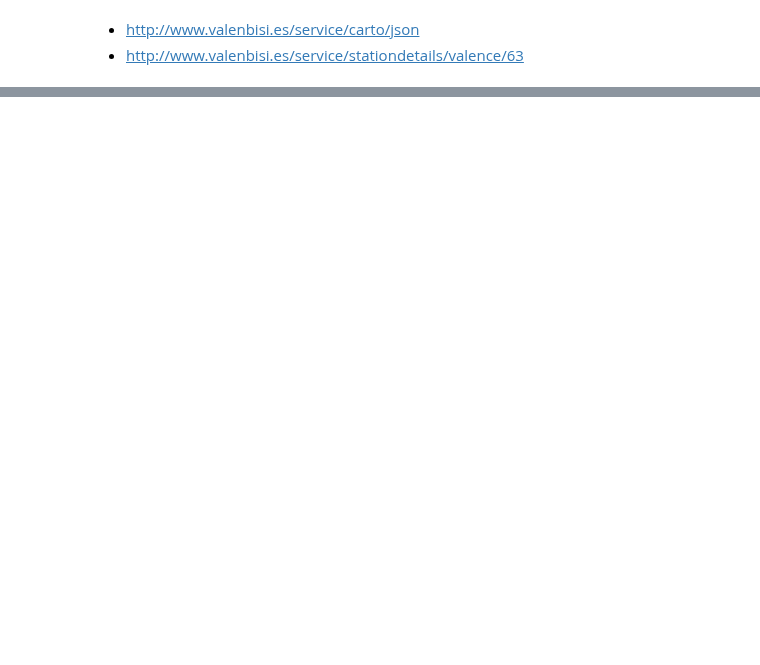
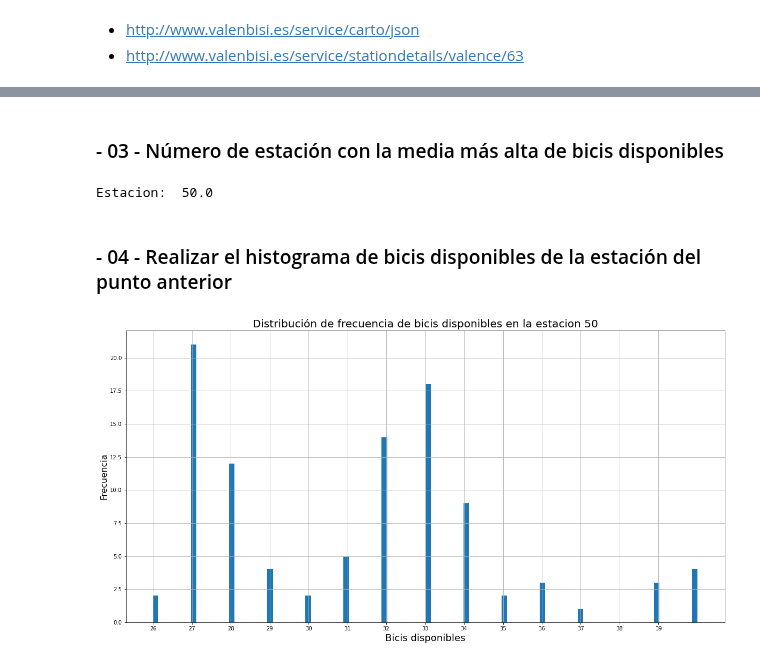
Before and after one commit to GZabalaG/AIMaster, a Jupyter notebook: Python for AI/01MIAR_Video_Valenbici.ipynb, the cells around one changed output, grey strips where cells are left out. Drawn from its saved outputs; the diff is of its cells as text; code cells hidden in the pictures; blank space fills up the shorter version.

```diff
--- a/Python for AI/01MIAR_Video_Valenbici.ipynb
+++ b/Python for AI/01MIAR_Video_Valenbici.ipynb
@@ -24,0 +8,11 @@ display(data.describe(include='all'))
+# %%
+import pandas as pd
+from os import path
+
+bicis_path = path.join('../res','estaciones_bici.csv')
+bicis = pd.read_csv(bicis_path, sep=';')
+data = bicis[['station', 'total', 'download_date', 'available']]
+
+display(data.head())
+display(data.info())
+display(data.describe(include='all'))
@@ -24,0 +68,29 @@ display(data.describe(include='all'))
+# %% [markdown]
+### - 03 - Número de estación con la media más alta de bicis disponibles
+# %%
+max_station = data.groupby('station', as_index=False)['available'].mean().nlargest(1, 'available').iloc[0]['station']
+print('Estacion: ', max_station)
+# %% [output]
+Estacion:  50.0
+# %% [markdown]
+### - 04 - Realizar el histograma de bicis disponibles de la estación del punto anterior
+# %%
+from matplotlib import pyplot as plt
+import numpy as np
+
+fig, ax = plt.subplots(figsize = (20, 10))
+
+data_station = data[data['station'] == max_station]
+
+plt.title('Distribución de frecuencia de bicis disponibles en la estacion 50', fontsize=20)
+plt.xlabel('Bicis disponibles', fontsize=18)
+plt.ylabel('Frecuencia', fontsize=16)
+ax.set_xticks(np.arange(data_station['available'].min(),data_station['available'].max()))
+
+plt.hist(data_station['available'], bins = 100)
+
+plt.grid()
+plt.show()
+plt.close()
+# %% [output]
+[figure, added]
```
Also changed, not shown: parts of 13 cells of this notebook.
